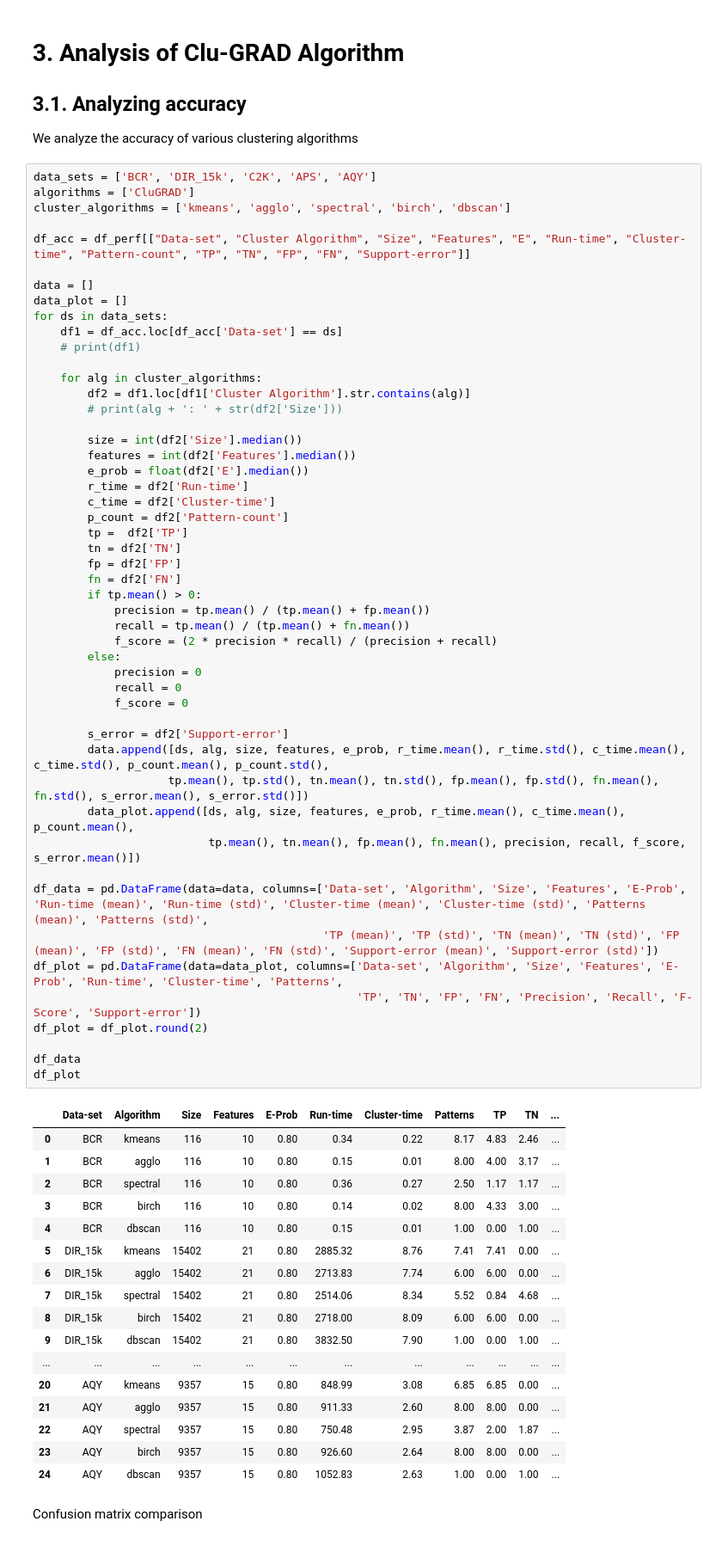
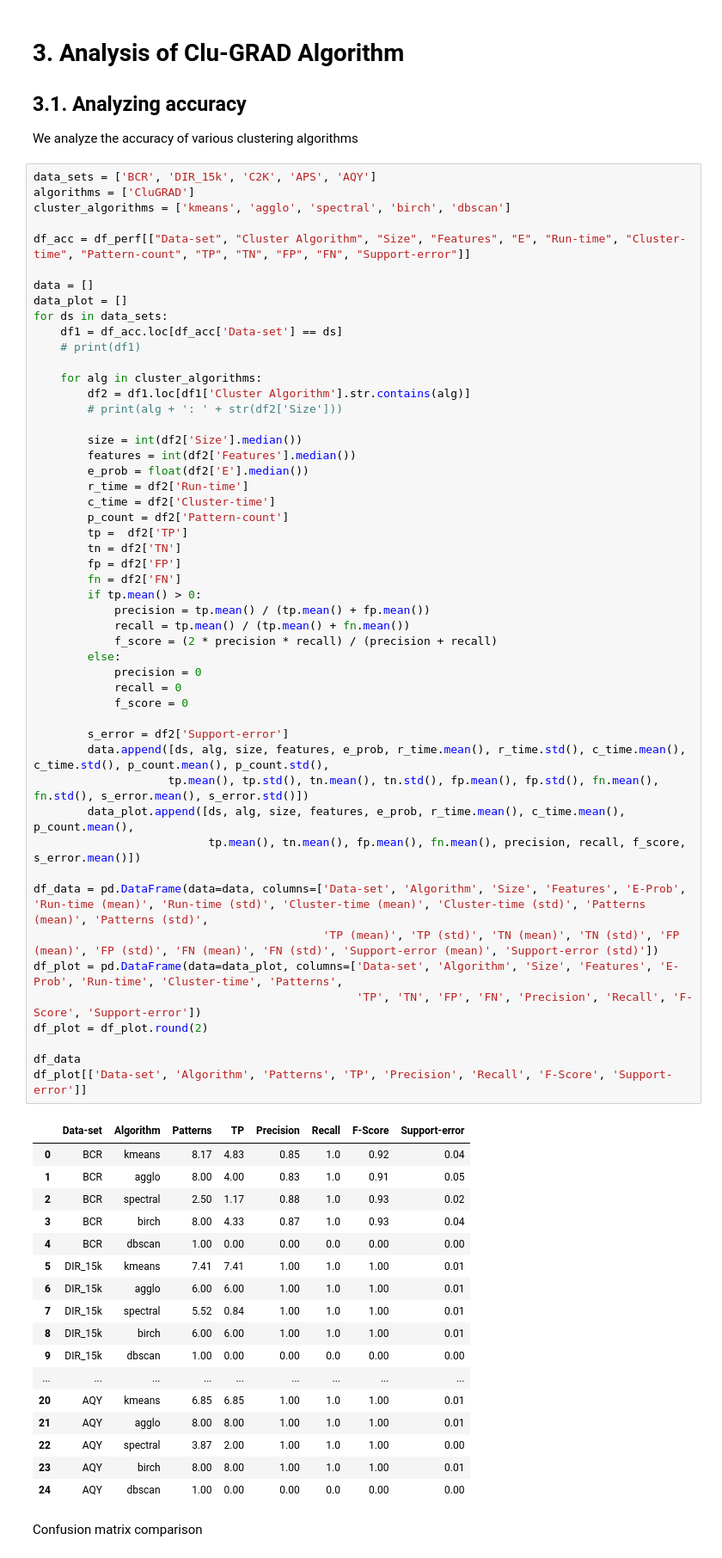
Before and after one commit to owuordickson/meso-hpc-lr, a Jupyter notebook: results/clugp/analysis.ipynb, the cells around one changed output. Shown: that part at 86% size. Drawn from its saved outputs; the diff is of its cells as text.

```diff
--- a/results/clugp/analysis.ipynb
+++ b/results/clugp/analysis.ipynb
@@ -447,51 +449,51 @@ for ds in data_sets:
         r_time = df2['Run-time']
         c_time = df2['Cluster-time']
         p_count = df2['Pattern-count']
         tp =  df2['TP']
         tn = df2['TN']
         fp = df2['FP']
         fn = df2['FN']
         if tp.mean() > 0:
             precision = tp.mean() / (tp.mean() + fp.mean())
             recall = tp.mean() / (tp.mean() + fn.mean())
             f_score = (2 * precision * recall) / (precision + recall)
         else:
             precision = 0
             recall = 0
             f_score = 0
 
         s_error = df2['Support-error']
         data.append([ds, alg, size, features, e_prob, r_time.mean(), r_time.std(), c_time.mean(), c_time.std(), p_count.mean(), p_count.std(),
                     tp.mean(), tp.std(), tn.mean(), tn.std(), fp.mean(), fp.std(), fn.mean(), fn.std(), s_error.mean(), s_error.std()])
         data_plot.append([ds, alg, size, features, e_prob, r_time.mean(), c_time.mean(), p_count.mean(),
                           tp.mean(), tn.mean(), fp.mean(), fn.mean(), precision, recall, f_score, s_error.mean()])
 
 df_data = pd.DataFrame(data=data, columns=['Data-set', 'Algorithm', 'Size', 'Features', 'E-Prob', 'Run-time (mean)', 'Run-time (std)', 'Cluster-time (mean)', 'Cluster-time (std)', 'Patterns (mean)', 'Patterns (std)',
                                            'TP (mean)', 'TP (std)', 'TN (mean)', 'TN (std)', 'FP (mean)', 'FP (std)', 'FN (mean)', 'FN (std)', 'Support-error (mean)', 'Support-error (std)'])
 df_plot = pd.DataFrame(data=data_plot, columns=['Data-set', 'Algorithm', 'Size', 'Features', 'E-Prob', 'Run-time', 'Cluster-time', 'Patterns',
                                                 'TP', 'TN', 'FP', 'FN', 'Precision', 'Recall', 'F-Score', 'Support-error'])
 df_plot = df_plot.round(2)
 
 df_data
-df_plot
+df_plot[['Data-set', 'Algorithm', 'Patterns', 'TP', 'Precision', 'Recall', 'F-Score', 'Support-error']]
 # %% [output]
-|  | Data-set | Algorithm | Size | Features | E-Prob | Run-time | Cluster-time | Patterns | TP | TN | ... |
-| 0 | BCR | kmeans | 116 | 10 | 0.80 | 0.34 | 0.22 | 8.17 | 4.83 | 2.46 | ... |
-| 1 | BCR | agglo | 116 | 10 | 0.80 | 0.15 | 0.01 | 8.00 | 4.00 | 3.17 | ... |
-| 2 | BCR | spectral | 116 | 10 | 0.80 | 0.36 | 0.27 | 2.50 | 1.17 | 1.17 | ... |
-| 3 | BCR | birch | 116 | 10 | 0.80 | 0.14 | 0.02 | 8.00 | 4.33 | 3.00 | ... |
-| 4 | BCR | dbscan | 116 | 10 | 0.80 | 0.15 | 0.01 | 1.00 | 0.00 | 1.00 | ... |
-| 5 | DIR_15k | kmeans | 15402 | 21 | 0.80 | 2885.32 | 8.76 | 7.41 | 7.41 | 0.00 | ... |
-| 6 | DIR_15k | agglo | 15402 | 21 | 0.80 | 2713.83 | 7.74 | 6.00 | 6.00 | 0.00 | ... |
-| 7 | DIR_15k | spectral | 15402 | 21 | 0.80 | 2514.06 | 8.34 | 5.52 | 0.84 | 4.68 | ... |
-| 8 | DIR_15k | birch | 15402 | 21 | 0.80 | 2718.00 | 8.09 | 6.00 | 6.00 | 0.00 | ... |
-| 9 | DIR_15k | dbscan | 15402 | 21 | 0.80 | 3832.50 | 7.90 | 1.00 | 0.00 | 1.00 | ... |
-| ... | ... | ... | ... | ... | ... | ... | ... | ... | ... | ... | ... |
-| 20 | AQY | kmeans | 9357 | 15 | 0.80 | 848.99 | 3.08 | 6.85 | 6.85 | 0.00 | ... |
-| 21 | AQY | agglo | 9357 | 15 | 0.80 | 911.33 | 2.60 | 8.00 | 8.00 | 0.00 | ... |
-| 22 | AQY | spectral | 9357 | 15 | 0.80 | 750.48 | 2.95 | 3.87 | 2.00 | 1.87 | ... |
-| 23 | AQY | birch | 9357 | 15 | 0.80 | 926.60 | 2.64 | 8.00 | 8.00 | 0.00 | ... |
-| 24 | AQY | dbscan | 9357 | 15 | 0.80 | 1052.83 | 2.63 | 1.00 | 0.00 | 1.00 | ... |
+|  | Data-set | Algorithm | Patterns | TP | Precision | Recall | F-Score | Support-error |
+| 0 | BCR | kmeans | 8.17 | 4.83 | 0.85 | 1.0 | 0.92 | 0.04 |
+| 1 | BCR | agglo | 8.00 | 4.00 | 0.83 | 1.0 | 0.91 | 0.05 |
+| 2 | BCR | spectral | 2.50 | 1.17 | 0.88 | 1.0 | 0.93 | 0.02 |
+| 3 | BCR | birch | 8.00 | 4.33 | 0.87 | 1.0 | 0.93 | 0.04 |
+| 4 | BCR | dbscan | 1.00 | 0.00 | 0.00 | 0.0 | 0.00 | 0.00 |
+| 5 | DIR_15k | kmeans | 7.41 | 7.41 | 1.00 | 1.0 | 1.00 | 0.01 |
+| 6 | DIR_15k | agglo | 6.00 | 6.00 | 1.00 | 1.0 | 1.00 | 0.01 |
+| 7 | DIR_15k | spectral | 5.52 | 0.84 | 1.00 | 1.0 | 1.00 | 0.01 |
+| 8 | DIR_15k | birch | 6.00 | 6.00 | 1.00 | 1.0 | 1.00 | 0.01 |
+| 9 | DIR_15k | dbscan | 1.00 | 0.00 | 0.00 | 0.0 | 0.00 | 0.00 |
+| ... | ... | ... | ... | ... | ... | ... | ... | ... |
+| 20 | AQY | kmeans | 6.85 | 6.85 | 1.00 | 1.0 | 1.00 | 0.01 |
+| 21 | AQY | agglo | 8.00 | 8.00 | 1.00 | 1.0 | 1.00 | 0.01 |
+| 22 | AQY | spectral | 3.87 | 2.00 | 1.00 | 1.0 | 1.00 | 0.00 |
+| 23 | AQY | birch | 8.00 | 8.00 | 1.00 | 1.0 | 1.00 | 0.01 |
+| 24 | AQY | dbscan | 1.00 | 0.00 | 0.00 | 0.0 | 0.00 | 0.00 |
 # %% [markdown]
 Confusion matrix comparison
 # %%
```
Also changed, not shown: parts of 2 cells of this notebook, 6 other files.
